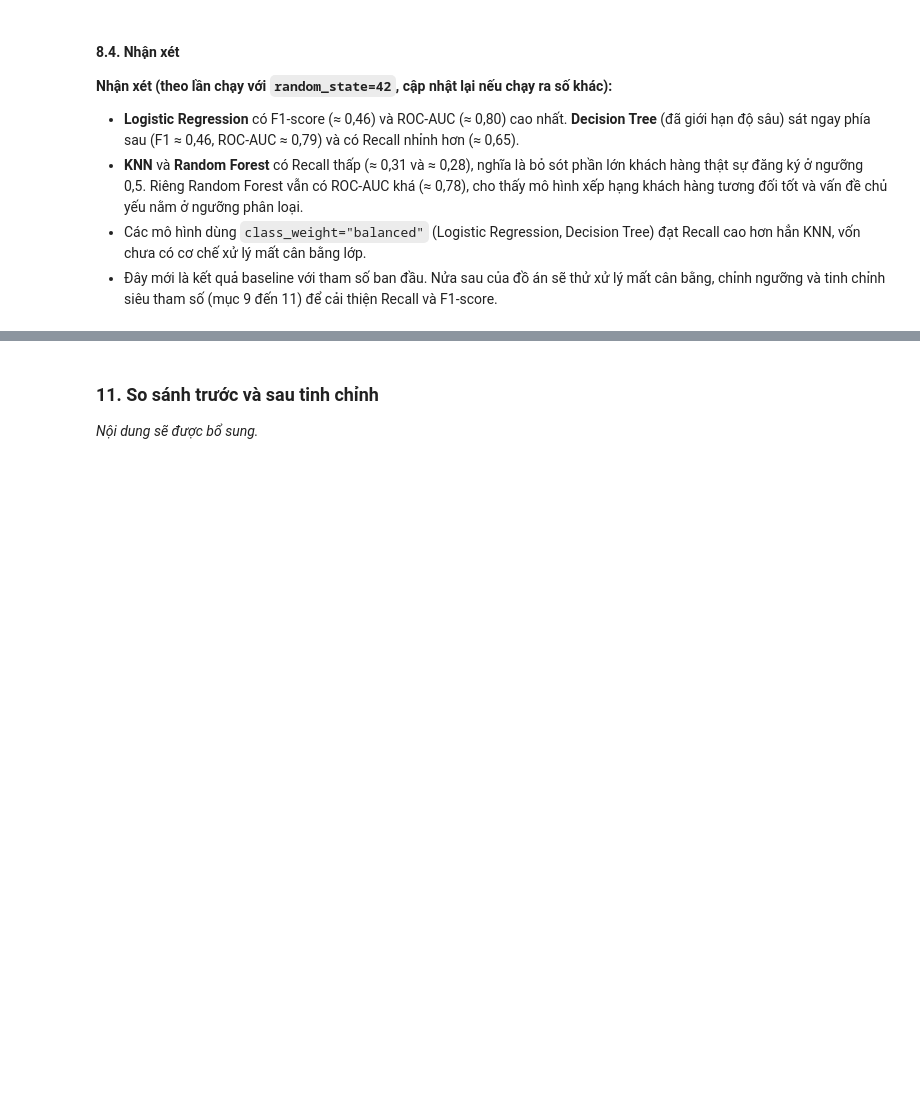
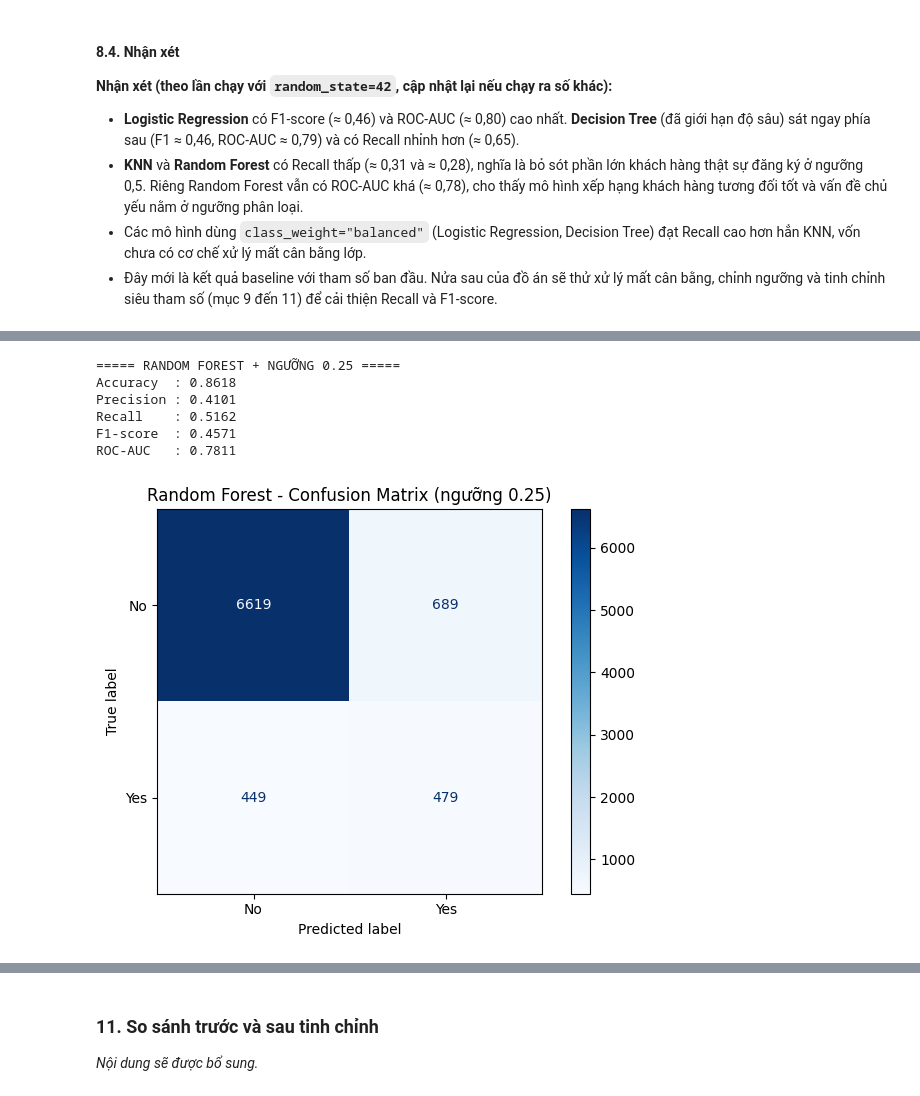
Before and after one commit to TQMinh19/SGU2627K1_MAYHOC, a Jupyter notebook: Đồ án cuối kỳ/Bank_Marketing.ipynb, the cells around one changed output, grey strips where cells are left out. Drawn from its saved outputs; the diff is of its cells as text; code cells hidden in the pictures; blank space fills up the shorter version.

```diff
--- a/Đồ án cuối kỳ/Bank_Marketing.ipynb
+++ b/Đồ án cuối kỳ/Bank_Marketing.ipynb
@@ -939,0 +1091,31 @@ _Nội dung sẽ được bổ sung._
+# %%
+from sklearn.metrics import ConfusionMatrixDisplay
+
+# Áp dụng ngưỡng đã chọn lên tập test (xác suất của mô hình baseline y_proba_rf)
+y_pred_rf_thr = (y_proba_rf >= best_threshold_rf).astype(int)
+
+metrics_rf_thr = rf_metrics(y_test, y_pred_rf_thr, y_proba_rf)
+
+print(f"===== RANDOM FOREST + NGƯỠNG {best_threshold_rf} =====")
+for k, v in metrics_rf_thr.items():
+    print(f"{k:<10}: {v:.4f}")
+
+# Confusion Matrix với ngưỡng mới
+ConfusionMatrixDisplay.from_predictions(
+    y_test, y_pred_rf_thr,
+    display_labels=["No", "Yes"], cmap="Blues"
+)
+plt.title(f"Random Forest - Confusion Matrix (ngưỡng {best_threshold_rf})")
+plt.tight_layout()
+plt.show()
+
+# Lưu kết quả vào danh sách chung (ROC-AUC không đổi vì cùng xác suất)
+save_result("Random Forest (threshold)", metrics_rf_thr, y_proba_rf)
+# %% [output]
+===== RANDOM FOREST + NGƯỠNG 0.25 =====
+Accuracy  : 0.8618
+Precision : 0.4101
+Recall    : 0.5162
+F1-score  : 0.4571
+ROC-AUC   : 0.7811
+[figure, added]
```
Also changed, not shown: parts of 22 cells of this notebook, 8 other files.
